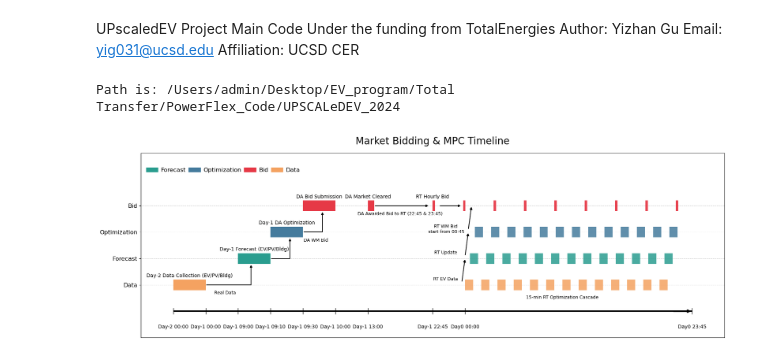
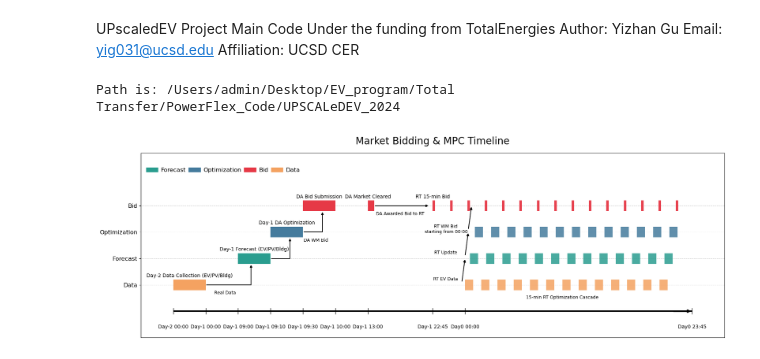
Before and after one commit to Yizhan-Gu/UpscaledEV, a Jupyter notebook: timeline.ipynb, the cells around one changed output. Drawn from its saved outputs; the diff is of its cells as text; code cells hidden in the pictures.

```diff
--- a/timeline.ipynb
+++ b/timeline.ipynb
@@ -111,14 +111,14 @@ for i, x in enumerate(x_positions):
 
 # --- RT Bid ---
 rt_start = xmap["Day-1_2245"]
-num_hourly = 9
+num_hourly = 15
 rt_xs = np.linspace(rt_start, day0_end - 1.0*step, num_hourly)
 for i, rx in enumerate(rt_xs):
     ax.broken_barh([(rx, step*0.15)], (y_layers["Bid"]-height/2, height), facecolors="#E63946", alpha=0.95)
     if i == 0:
         # 第一个RT Bid文字
         # ax.text(rx, y_layers["Bid"] - 0.25, "Day-1 22:45 & 23:45 RT Bid = DA Bid", ha="center", va="top", fontsize=text_font)
-        ax.text(rx, y_layers["Bid"] + 0.25, "RT Hourly Bid", ha="center", va="bottom", fontsize=task_font)
+        ax.text(rx, y_layers["Bid"] + 0.25, "RT 15-min Bid", ha="center", va="bottom", fontsize=task_font)
         # Data -> Forecast arrow
         ax.annotate('',
             xy=(xmap["Day0_00"], y_layers["Forecast"]),  # 箭头终点
@@ -142,7 +142,7 @@ for i, rx in enumerate(rt_xs):
             arrowprops=dict(arrowstyle='-|>', color='black', lw=1.5))  # 直线箭头
         x_corner = xmap["Day0_00"] - 0.6    # 水平到达的位置
         y_corner = y_layers["Optimization"] + 0.3    # 箭头起点高度
-        ax.text(x_corner, y_corner, "RT WM Bid\n start from 00:45", ha='center', va='top', fontsize=text_font)
+        ax.text(x_corner, y_corner, "RT WM Bid\n starting from 00:00", ha='center', va='top', fontsize=text_font)
 
 
 ax.text(xmap["Day0_00"] + 3, y_layers["Data"] - 0.4, "15-min RT Optimization Cascade", ha="center", va="top", fontsize=text_font)
@@ -186,44 +186,40 @@ ax.annotate('',
             fontsize=text_font, ha='center', va='bottom')
 x_corner = xmap["Day-1_13"] + 1    # 水平到达的位置
 y_corner = y_layers["Bid"] - 0.1    # 箭头起点高度
-ax.text(x_corner, y_corner - 0.12, "DA Awarded Bid to RT (22:45 & 23:45)", ha='center', va='top', fontsize=text_font)
+ax.text(x_corner, y_corner - 0.12, "DA Awarded Bid to RT", ha='center', va='top', fontsize=text_font)
 
-ax.annotate('',
-            xy=(xmap["Day0_00"] - 0.1, y_layers["Bid"]),
-            xytext=(xmap["Day-1_2245"] + 0.2, y_layers["Bid"]),
-            arrowprops=dict(arrowstyle='-|>', color='black', lw=1.5),
-            fontsize=text_font, ha='center', va='bottom')
+
 
 
 # --- Y层侧边彩色标签 ---
 legend_patches = [
     mpatches.Patch(color="#2A9D8F", label="Forecast"),
     mpatches.Patch(color="#457B9D", label="Optimization"),
     mpatches.Patch(color="#E63946", label="Bid"),
     mpatches.Patch(color="#F4A261", label="Data")
 ]
 ax.legend(handles=legend_patches,
           fontsize=12,
           frameon=False,
           ncol=4,
           bbox_to_anchor=(0, 0.95),
           loc='upper left',
           columnspacing=0.5,  # 列间距，可调节紧凑度
           handletextpad=0.5)  # 图例标记和文字间距
 
 # --- 美化、网格与完整边框 ---
 ax.set_yticks([y_layers["Data"], y_layers["Forecast"], y_layers["Optimization"], y_layers["Bid"]])
 ax.set_yticklabels(["Data", "Forecast", "Optimization", "Bid"], fontsize=12)
 ax.tick_params(axis='x', which='both', bottom=False, top=False, labelbottom=False)
 ax.spines[['left','right','top','bottom']].set_visible(True)
 ax.grid(axis='y', linestyle='--', alpha=0.5)
 ax.set_axisbelow(True)
 ax.set_xlim(-1, 17)   # x 轴左右留白
 ax.set_ylim(-1, 6)  # y 轴上下留白
 
 plt.tight_layout()
 plt.savefig('Results/Plots/Timeline_Market_Bidding_MPC.png', dpi=300, bbox_inches='tight')
 plt.show()
 # %% [output]
 Path is: /Users/admin/Desktop/EV_program/Total Transfer/PowerFlex_Code/UPSCALeDEV_2024
-[figure, old version]
+[figure, new version]
```
Also changed, not shown: 54 other files.
